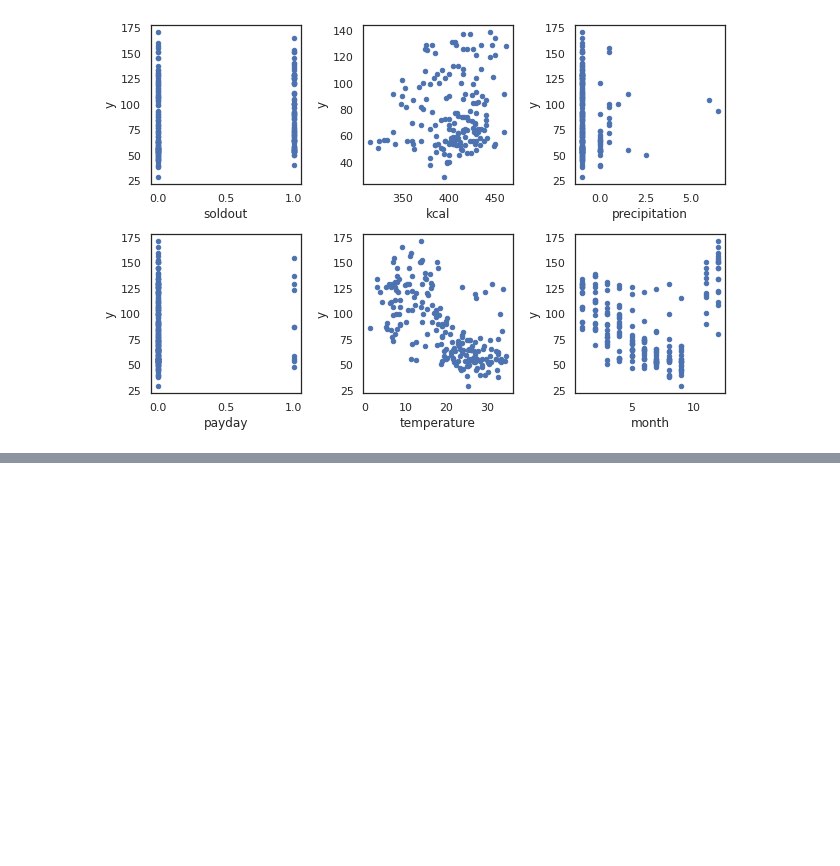
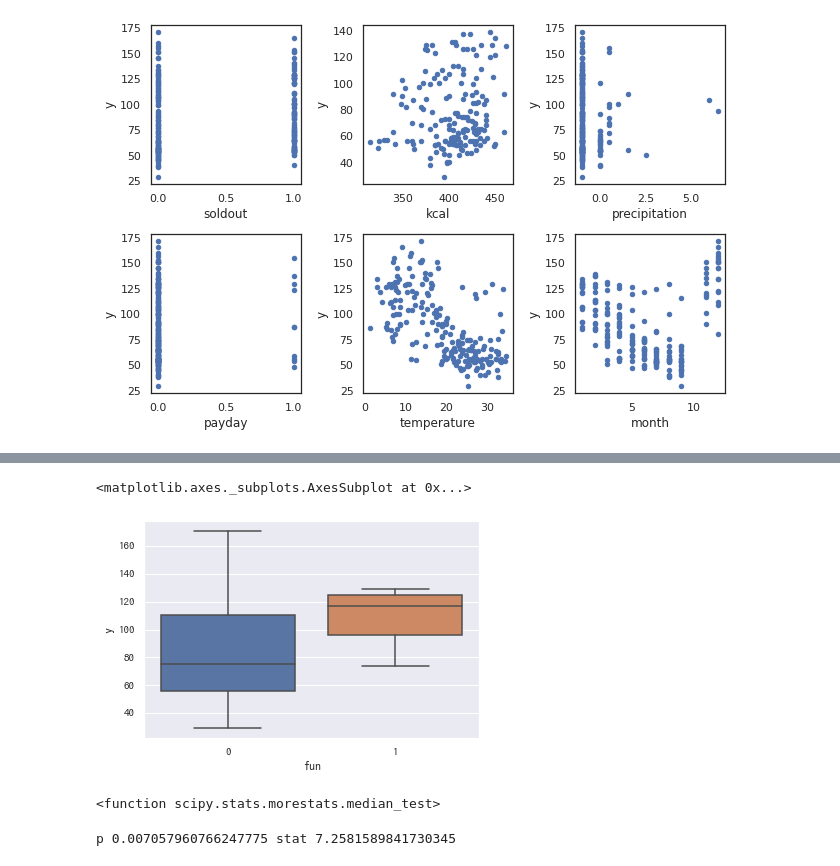
Before and after one commit to hiro106/signate-bento-sales-prediction, a Jupyter notebook: bento_demand_prediction_signate.ipynb, the cells around one changed output, grey strips where cells are left out. Saved outputs shown, nothing was run; the diff lists cells and outputs as text; code cells hidden in the pictures; blank space fills up the shorter version.

```diff
--- a/bento_demand_prediction_signate.ipynb
+++ b/bento_demand_prediction_signate.ipynb
@@ -868,0 +938,6 @@ sns.boxplot(x="event", y="y", data=train, ax=ax[1][1])
+# %%
+train["fun"] = train["remarks"].apply(lambda x: 1 if x=="お楽しみメニュー" else 0)
+sns.boxplot(x="fun", y="y", data=train)
+# %% [output]
+<matplotlib.axes._subplots.AxesSubplot at 0x...>
+[figure, added]
@@ -868,0 +946,4 @@ sns.boxplot(x="event", y="y", data=train, ax=ax[1][1])
+# %%
+median_test
+# %% [output]
+<function scipy.stats.morestats.median_test>
@@ -868,0 +952,4 @@ sns.boxplot(x="event", y="y", data=train, ax=ax[1][1])
+# %%
+print("p", p, "stat", stat)
+# %% [output]
+p 0.007057960766247775 stat 7.2581589841730345
```
Also changed, not shown: parts of 16 cells of this notebook.
